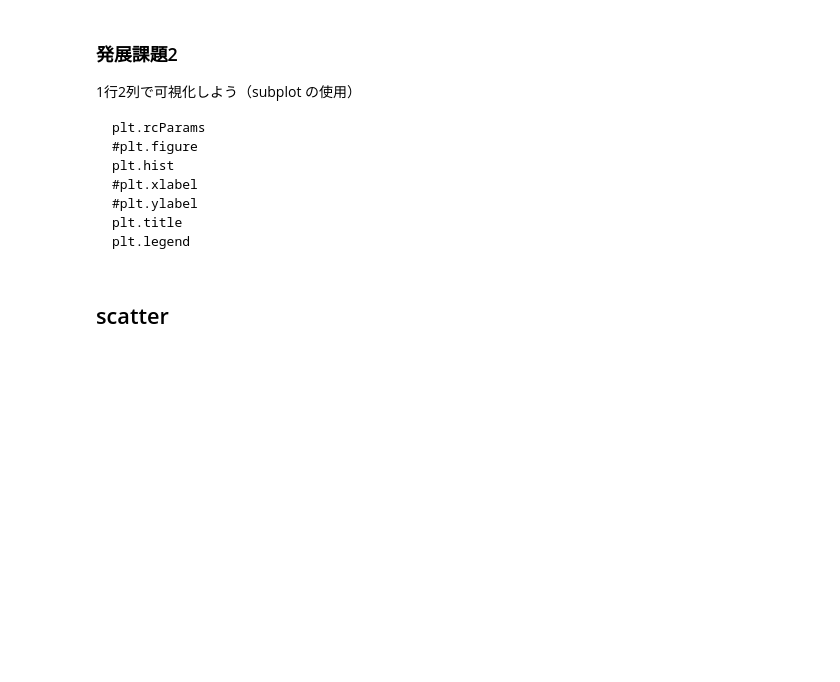
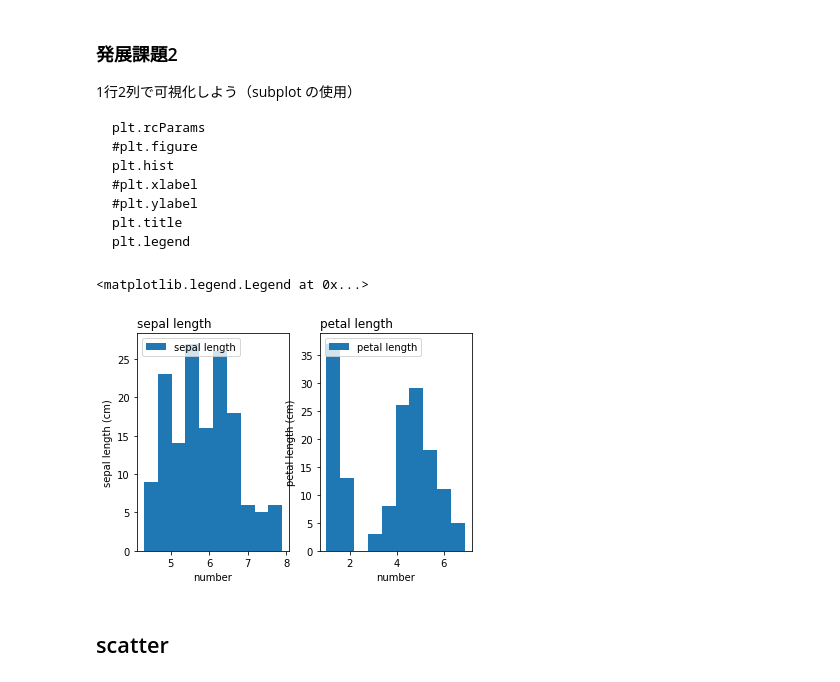
Before and after one commit to 15818022/hoge, a Jupyter notebook: 第3回課題.ipynb, the cells around one changed output. Saved outputs shown, nothing was run; the diff lists cells and outputs as text; code cells hidden in the pictures; blank space fills up the shorter version.

````diff
--- a/第3回課題.ipynb
+++ b/第3回課題.ipynb
@@ -146,16 +146,22 @@ plt.title
 plt.legend
 ```
 # %%
-fig = plt.figure()
-
-plt.rcParams["font.size"] = 14
-plt.hist(iris_df["petal length (cm)"],label="sepal length")
+plt.subplot(1,2,1)
+plt.hist(iris_df["sepal length (cm)"],label="sepal length")
 plt.xlabel("number")
 plt.ylabel("sepal length (cm)")
 plt.title('sepal length',loc='left')
 plt.legend(loc='upper left')
 
-plt.show()
+plt.subplot(1,2,2)
+plt.hist(iris_df["petal length (cm)"],label="petal length")
+plt.xlabel("number")
+plt.ylabel("petal length (cm)")
+plt.title('petal length',loc='left')
+plt.legend(loc='upper left')
+# %% [output]
+<matplotlib.legend.Legend at 0x...>
+[figure, added]
 # %% [markdown]
 ## scatter
 # %% [markdown]
````
Also changed, not shown: parts of 3 cells of this notebook.
